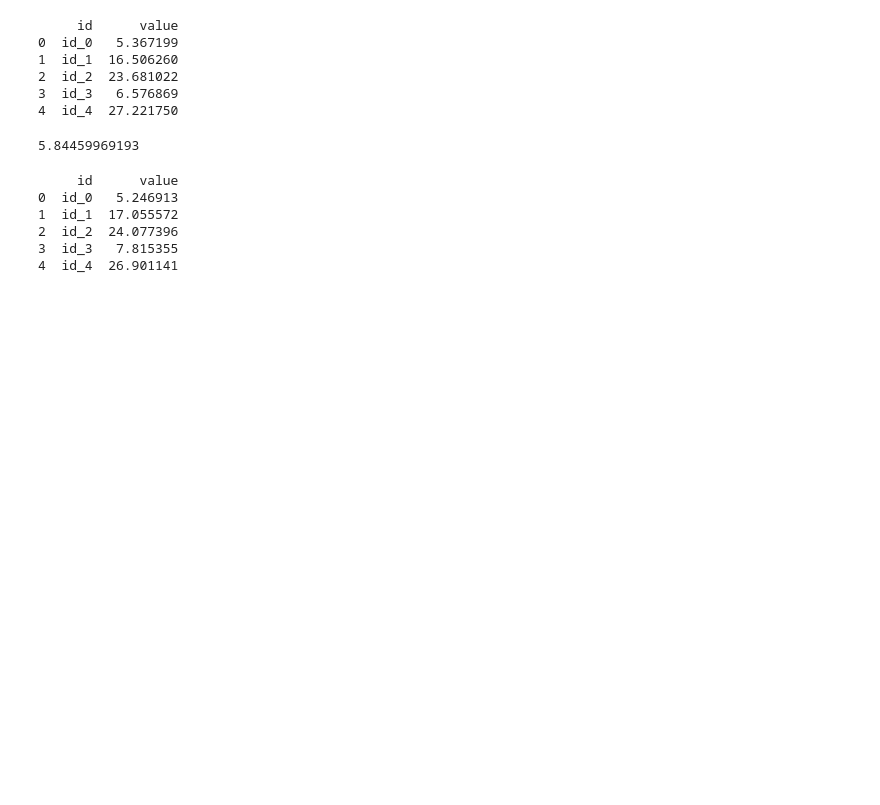
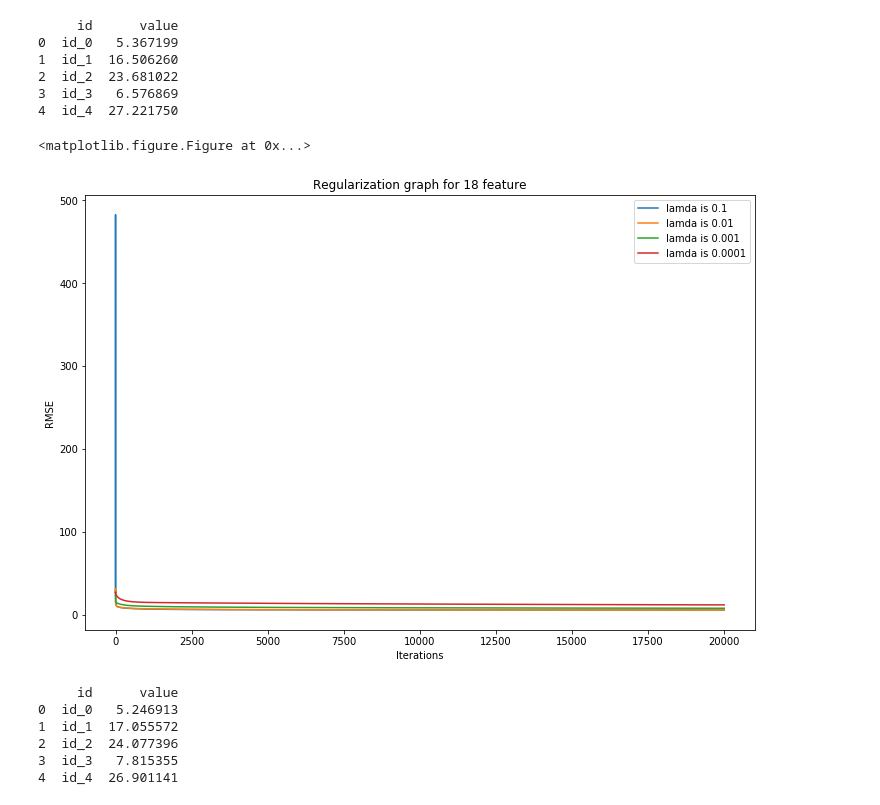
Before and after one commit to awilliea/ML2019, a Jupyter notebook: ml2019spring-hw1/report.ipynb, the cells around one changed output. Saved outputs shown, nothing was run; the diff lists cells and outputs as text; code cells hidden in the pictures; blank space fills up the shorter version.

```diff
--- a/ml2019spring-hw1/report.ipynb
+++ b/ml2019spring-hw1/report.ipynb
@@ -234,17 +235,28 @@ output_result('output_rp1.csv',pre)
 3  id_3   6.576869
 4  id_4  27.221750
 # %%
-# 18 feature 9 hour
+# 1 feature 9 hour
 opt_cost = 100
 opt_w = np.ones((train_x_18_9.shape[1]))
+plt.figure(figsize=(12,8))
+plt.title('Regularization graph for 18 feature')
+plt.xlabel('Iterations')
+plt.ylabel('RMSE')
 for i in [0.1,0.01,0.001,0.0001]:
     w,cost = Adagrad(train_x_18_9,train_y_9,i,20000)
-    if(cost[-1] < opt_cost):
-        opt_cost = cost[-1]
-        opt_w = w
-    print(cost[-1]**0.5)
+#     if(cost[-1] < opt_cost):
+#         opt_cost = cost[-1]
+#         opt_w = w
+#     print(cost[-1])
+    x = [i for i in range(20000)]
+    y = np.array(cost)**0.5
+    plt.plot(x,y,label=f'lamda is {i}')
+plt.legend(loc = 'upper right')
+plt.show()
+plt.savefig('regularization_18.png')
 # %% [output]
-5.84459969193
+<matplotlib.figure.Figure at 0x...>
+[figure, added]
 # %%
 pre = np.dot(test_x_18_9,opt_w)
 output_result('output_rp18.csv',pre)
```
Also changed, not shown: parts of 1 cell of this notebook.
